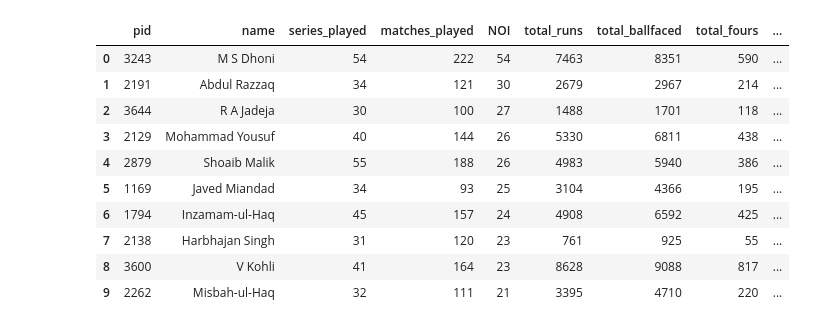
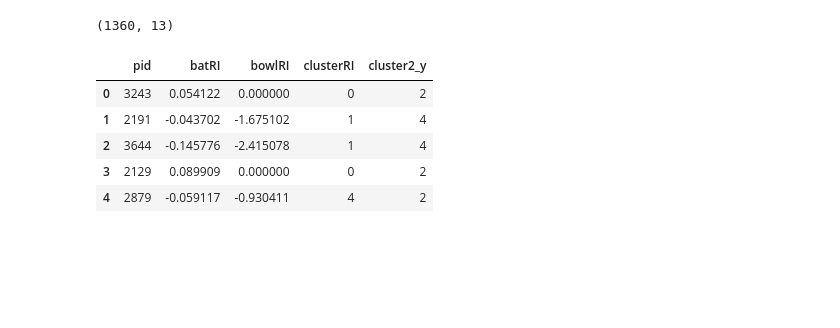
Before and after one commit to rocksayush/Player-Recommendation-System, a Jupyter notebook: Player Recommendation System using Original Features.ipynb, the cells around one changed output. Drawn from its saved outputs; the diff is of its cells as text; code cells hidden in the pictures; blank space fills up the shorter version.

```diff
--- a/Player Recommendation System using Original Features.ipynb
+++ b/Player Recommendation System using Original Features.ipynb
@@ -4,15 +7,23 @@ import numpy as np
 # %%
 df = pd.read_csv('overallPlayerRecord.csv')
-df.head(10)
+df.head()
+df.shape
 # %% [output]
-|  | pid | name | series_played | matches_played | NOI | total_runs | total_ballfaced | total_fours | ... |
-| 0 | 3243 | M S Dhoni | 54 | 222 | 54 | 7463 | 8351 | 590 | ... |
-| 1 | 2191 | Abdul Razzaq | 34 | 121 | 30 | 2679 | 2967 | 214 | ... |
-| 2 | 3644 | R A Jadeja | 30 | 100 | 27 | 1488 | 1701 | 118 | ... |
-| 3 | 2129 | Mohammad Yousuf | 40 | 144 | 26 | 5330 | 6811 | 438 | ... |
-| 4 | 2879 | Shoaib Malik | 55 | 188 | 26 | 4983 | 5940 | 386 | ... |
-| 5 | 1169 | Javed Miandad | 34 | 93 | 25 | 3104 | 4366 | 195 | ... |
-| 6 | 1794 | Inzamam-ul-Haq | 45 | 157 | 24 | 4908 | 6592 | 425 | ... |
-| 7 | 2138 | Harbhajan Singh | 31 | 120 | 23 | 761 | 925 | 55 | ... |
-| 8 | 3600 | V Kohli | 41 | 164 | 23 | 8628 | 9088 | 817 | ... |
-| 9 | 2262 | Misbah-ul-Haq | 32 | 111 | 21 | 3395 | 4710 | 220 | ... |
+(1360, 13)
+# %%
+cl = pd.read_csv('clustered1.csv')
+# %%
+kmeans = KMeans(n_clusters = 5)
+# %%
+df['cluster2'] = kmeans.fit_predict(df[df.columns[2:]])
+# %%
+cl = pd.merge(df, cl, on='pid', how='inner')
+cl = cl[['pid', 'batRI', 'bowlRI', 'clusterRI', 'cluster2_y']]
+cl.head()
+# %% [output]
+|  | pid | batRI | bowlRI | clusterRI | cluster2_y |
+| 0 | 3243 | 0.054122 | 0.000000 | 0 | 2 |
+| 1 | 2191 | -0.043702 | -1.675102 | 1 | 4 |
+| 2 | 3644 | -0.145776 | -2.415078 | 1 | 4 |
+| 3 | 2129 | 0.089909 | 0.000000 | 0 | 2 |
+| 4 | 2879 | -0.059117 | -0.930411 | 4 | 2 |
```
Also changed, not shown: parts of 4 cells of this notebook, 5 other files.
